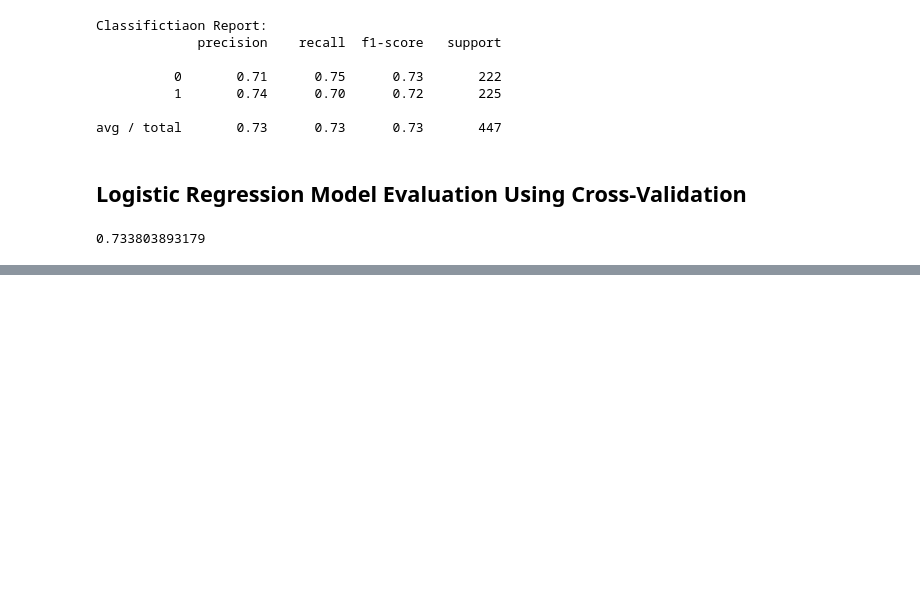
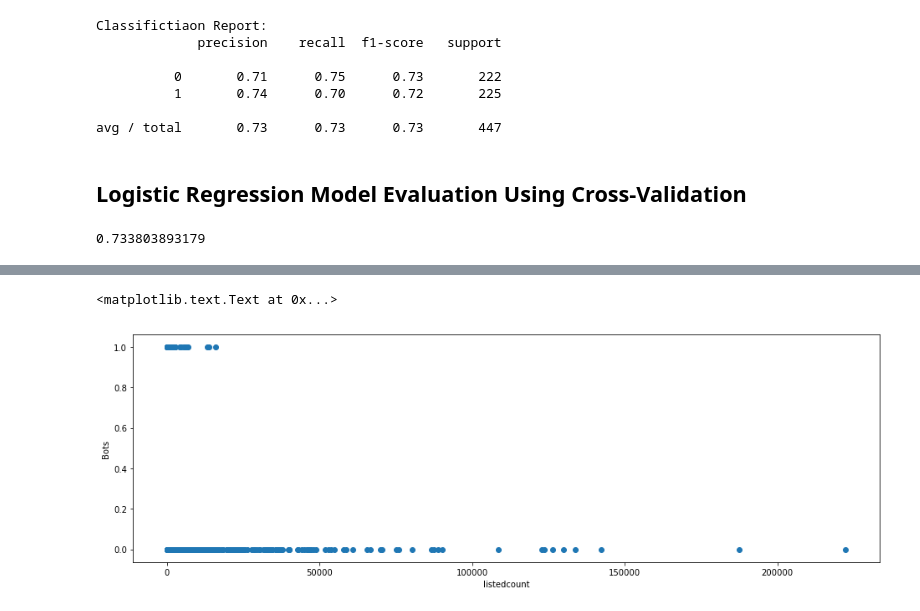
Before and after one commit to heng2j/-Twitter-Account-Bot-or-not-Bot, a Jupyter notebook: Prediction for Bot or not Bot twitter accounts.ipynb, the cells around one changed output, grey strips where cells are left out. Drawn from its saved outputs; the diff is of its cells as text; code cells hidden in the pictures; blank space fills up the shorter version.

Commit message:
Add files via upload
Updated with Visualization for LR

```diff
--- a/Prediction for Bot or not Bot twitter accounts.ipynb
+++ b/Prediction for Bot or not Bot twitter accounts.ipynb
@@ -534,0 +579,7 @@ print (scores.mean())
+# %%
+plt.scatter(df.listedcount, df.bot)
+plt.xlabel('listedcount')
+plt.ylabel('Bots')
+# %% [output]
+<matplotlib.text.Text at 0x...>
+[figure, added]
```
Also changed, not shown: parts of 9 cells of this notebook.
